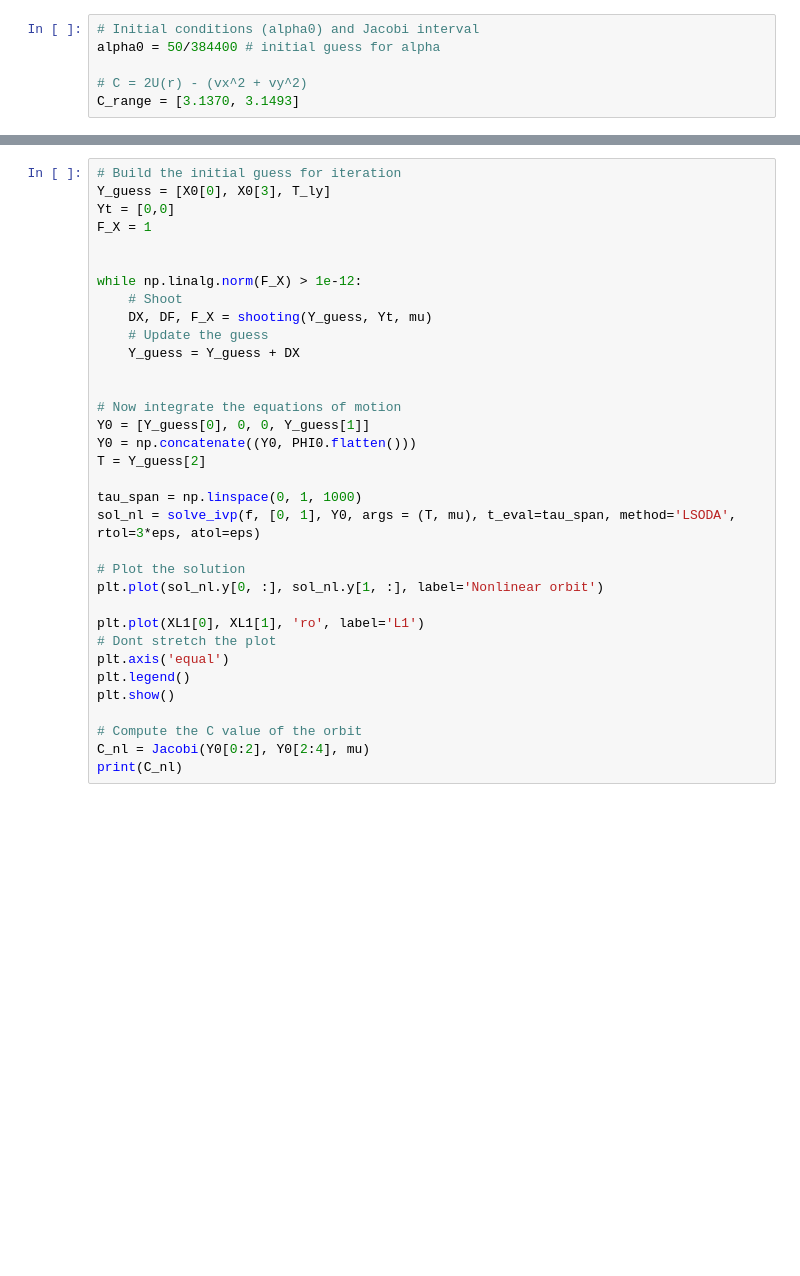
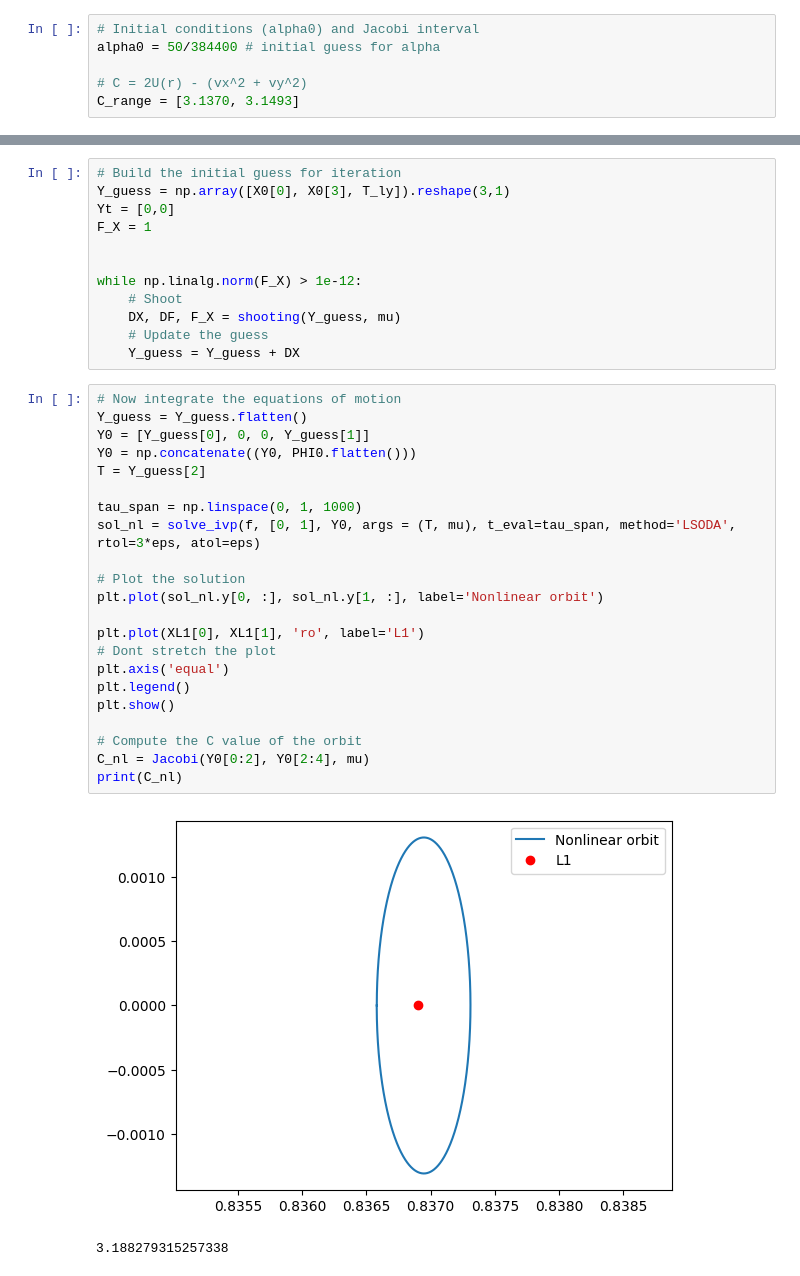
Before and after one commit to Meoli96/Trajectory, a Jupyter notebook: Ex1/test.ipynb, the cells around one changed output, grey strips where cells are left out. Saved outputs shown, nothing was run; the diff lists cells and outputs as text; blank space fills up the shorter version.

```diff
--- a/Ex1/test.ipynb
+++ b/Ex1/test.ipynb
@@ -130,34 +102,37 @@ plt.plot(XL1[0], XL1[1], 'ro')
+# %%
+# Build the initial guess for iteration
+Y_guess = np.array([X0[0], X0[3], T_ly]).reshape(3,1)
+Yt = [0,0]
+F_X = 1
+
+
+while np.linalg.norm(F_X) > 1e-12:
+    # Shoot
+    DX, DF, F_X = shooting(Y_guess, mu)
+    # Update the guess
+    Y_guess = Y_guess + DX
 # %%
-# Build the initial guess for iteration
-Y_guess = [X0[0], X0[3], T_ly]
-Yt = [0,0]
-F_X = 1
-
-
-while np.linalg.norm(F_X) > 1e-12:
-    # Shoot
-    DX, DF, F_X = shooting(Y_guess, Yt, mu)
-    # Update the guess
-    Y_guess = Y_guess + DX
-
-
 # Now integrate the equations of motion
+Y_guess = Y_guess.flatten()
 Y0 = [Y_guess[0], 0, 0, Y_guess[1]]
 Y0 = np.concatenate((Y0, PHI0.flatten()))
 T = Y_guess[2]
 
 tau_span = np.linspace(0, 1, 1000)
 sol_nl = solve_ivp(f, [0, 1], Y0, args = (T, mu), t_eval=tau_span, method='LSODA', rtol=3*eps, atol=eps)
 
 # Plot the solution
 plt.plot(sol_nl.y[0, :], sol_nl.y[1, :], label='Nonlinear orbit')
 
 plt.plot(XL1[0], XL1[1], 'ro', label='L1')
 # Dont stretch the plot
 plt.axis('equal')
 plt.legend()
 plt.show()
 
 # Compute the C value of the orbit
 C_nl = Jacobi(Y0[0:2], Y0[2:4], mu)
 print(C_nl)
+# %% [output]
+[figure, added]
+3.188279315257338
```
Also changed, not shown: parts of 8 cells of this notebook, 4 other files.
